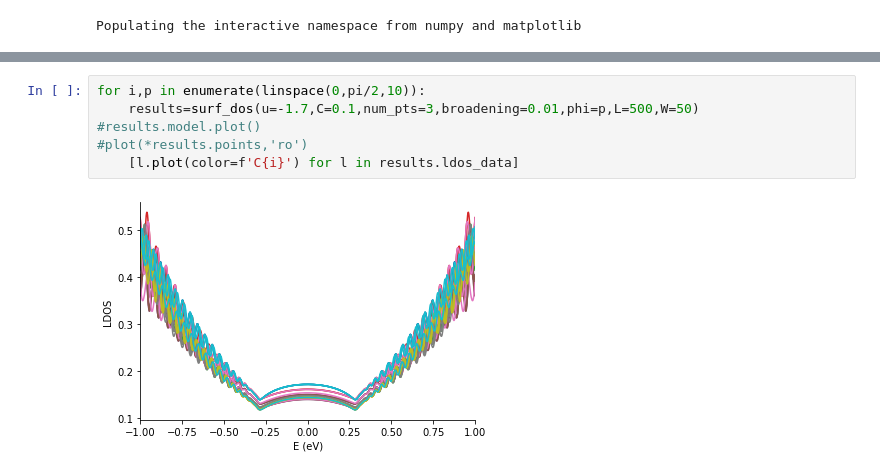
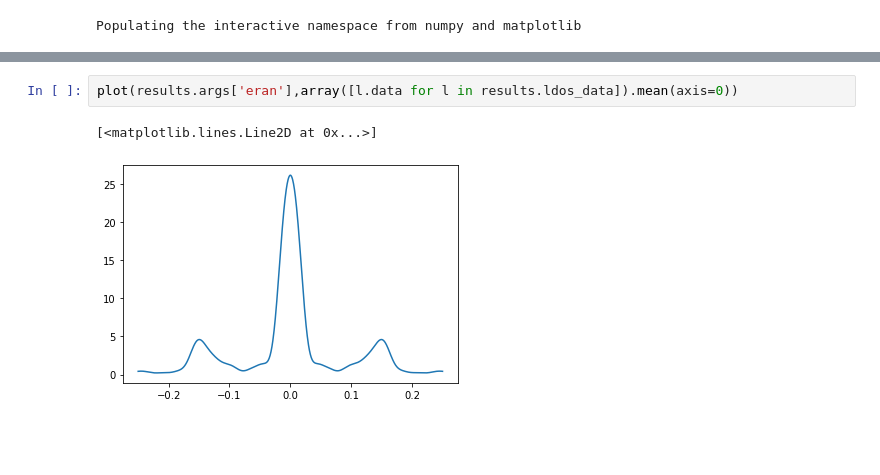
Before and after one commit to asbothjanos/Weyl_Z2_2D, a Jupyter notebook: python/Coupled_BHZedge_angle_pybinding_kpm.ipynb, the cells around one changed output, grey strips where cells are left out. Cells and saved outputs as stored; diff of their text form; blank space fills up the shorter version.

```diff
--- a/python/Coupled_BHZedge_angle_pybinding_kpm.ipynb
+++ b/python/Coupled_BHZedge_angle_pybinding_kpm.ipynb
@@ -87,8 +83,5 @@ results.ldos_data[0].plot()
-# %%
-for i,p in enumerate(linspace(0,pi/2,10)):
-    results=surf_dos(u=-1.7,C=0.1,num_pts=3,broadening=0.01,phi=p,L=500,W=50)
-#results.model.plot()
-#plot(*results.points,'ro')
-    [l.plot(color=f'C{i}') for l in results.ldos_data]
-# %% [output]
-[figure, removed]
+# %%
+plot(results.args['eran'],array([l.data for l in results.ldos_data]).mean(axis=0))
+# %% [output]
+[<matplotlib.lines.Line2D at 0x...>]
+[figure, added]
```
Also changed, not shown: parts of 6 cells of this notebook.
